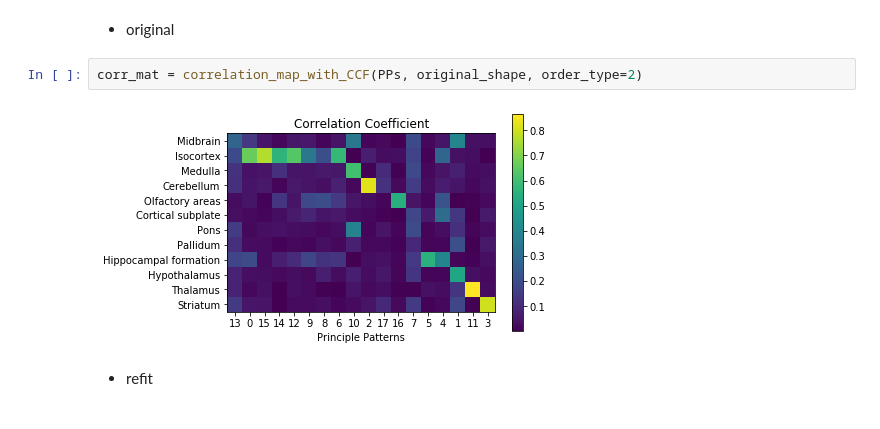
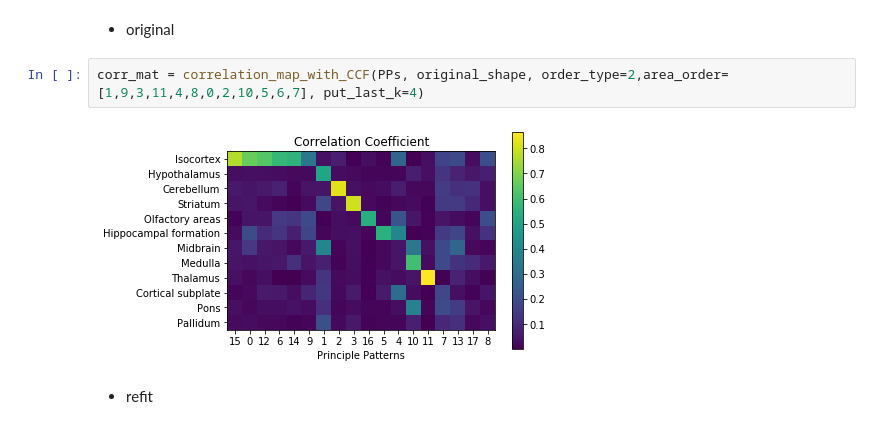
Before and after one commit to shifwang/allen_institute_collaboration, a Jupyter notebook: exploration/06_refit_NMF_for_selected_samples.ipynb, the cells around one changed output. Drawn from its saved outputs; the diff is of its cells as text.

Commit message:
update the CCF comparison plot

```diff
--- a/exploration/06_refit_NMF_for_selected_samples.ipynb
+++ b/exploration/06_refit_NMF_for_selected_samples.ipynb
@@ -52,9 +53,9 @@ refit_PPs = f['PPs']
 ## compute the correlation with ABA CCF
 # %% [markdown]
 - original
-# %%
-corr_mat = correlation_map_with_CCF(PPs, original_shape, order_type=2)
-# %% [output]
-[figure, removed]
+# %%
+corr_mat = correlation_map_with_CCF(PPs, original_shape, order_type=2,area_order=[1,9,3,11,4,8,0,2,10,5,6,7], put_last_k=4)
+# %% [output]
+[figure, added]
 # %% [markdown]
 - refit
```
Also changed, not shown: parts of 3 cells of this notebook, 2 other files.
